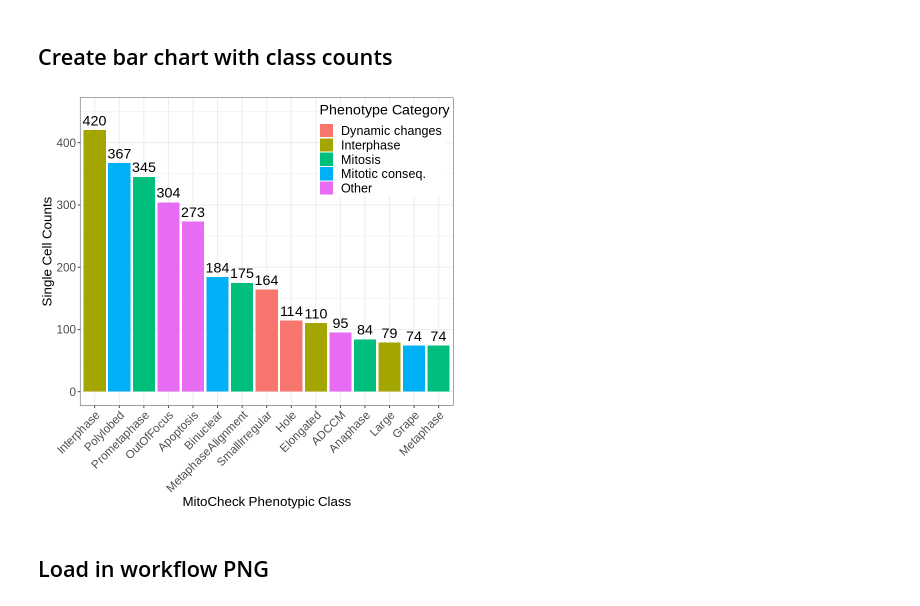
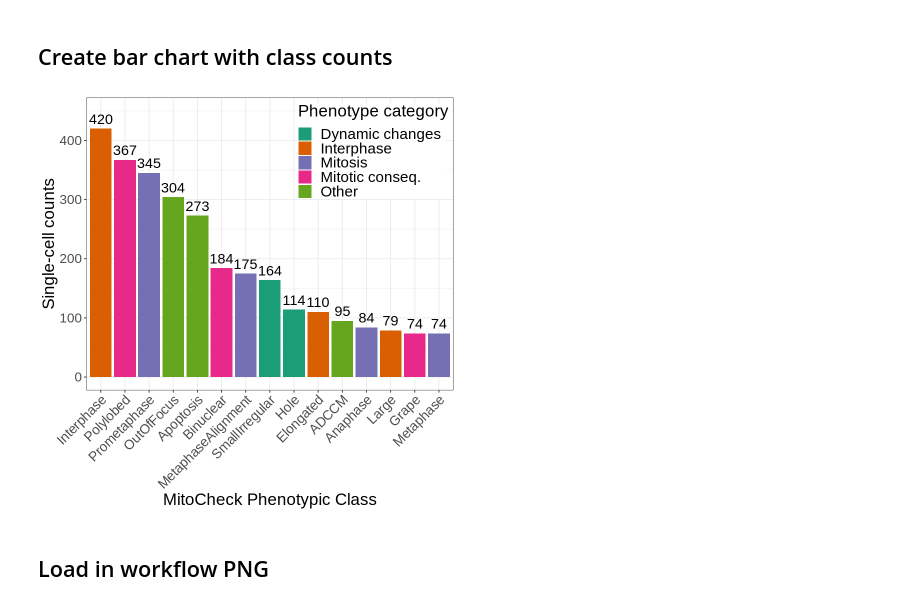
Before and after one commit to WayScience/phenotypic_profiling, a Jupyter notebook: 7.figures/Figure1_Workflow_and_Class_Chart.ipynb, the cells around one changed output. Saved outputs shown, nothing was run; the diff lists cells and outputs as text; code cells hidden in the pictures.

Commit message:
update plot

```diff
--- a/7.figures/Figure1_Workflow_and_Class_Chart.ipynb
+++ b/7.figures/Figure1_Workflow_and_Class_Chart.ipynb
@@ -65,41 +68,43 @@ A data.frame: 6 × 5
 class_count_df$Mitocheck_Phenotypic_Class <- reorder(class_count_df$Mitocheck_Phenotypic_Class, -class_count_df$Single_Cell_Counts)
 
 # Creating the bar chart
 class_counts_plot <-
   ggplot(class_count_df, aes(x = Mitocheck_Phenotypic_Class, y = Single_Cell_Counts, fill = Phenotype_Category)) +
   geom_bar(stat = "identity", position = "dodge") +
 
   # Adding labels and title
-  labs(x = "MitoCheck Phenotypic Class", y = "Single Cell Counts", fill = "Phenotype Category") +
+  labs(x = "MitoCheck Phenotypic Class", y = "Single-cell counts", fill = "Phenotype category") +
 
   theme_bw() +
 
+  scale_fill_brewer(palette = "Dark2") +
+
   theme(
-    axis.text.x = element_text(angle = 45, hjust = 1, size = 14),  # Adjust font size for x-axis labels
-    axis.text.y = element_text(size = 14),  # Adjust font size for y-axis labels
-    axis.title.x = element_text(size = 16),  # Adjust font size for x-axis title
-    axis.title.y = element_text(size = 16),  # Adjust font size for y-axis title
-    legend.title = element_text(size = 17),  # Adjust font size for legend title
-    legend.text = element_text(size = 15),  # Adjust font size for legend text
+    axis.text.x = element_text(angle = 45, hjust = 1, size = 16),  # Adjust font size for x-axis labels
+    axis.text.y = element_text(size = 16),  # Adjust font size for y-axis labels
+    axis.title.x = element_text(size = 20),  # Adjust font size for x-axis title
+    axis.title.y = element_text(size = 20),  # Adjust font size for y-axis title
+    legend.title = element_text(size = 20),  # Adjust font size for legend title
+    legend.text = element_text(size = 18),  # Adjust font size for legend text
     legend.position = c(0.98, 0.98),  # Adjust the position of the legend within the plot
     legend.justification = c("right", "top"),  # Align legend to the right and top
     legend.box.just = "right",  # Justify the legend box to the right
     legend.margin = margin(0, 0, 0, 0)  # Remove extra margin around the legend
   ) +
 
   # Adding annotations above each bar as integers in bold
   geom_text(
     aes(label = ifelse(Single_Cell_Counts != 0, as.character(Single_Cell_Counts), "")),
     position = position_dodge(width = 0.9), vjust = -0.5,
     size = 6  # Adjust font size for the count labels
   ) +
 
   # Set y-axis limit to 450
   ylim(0, 450)
 
 class_counts_plot
 # %% [output]
-[figure, old version]
+[figure, new version]
 # %% [markdown]
 ## Load in workflow PNG
 # %%
```
Also changed, not shown: parts of 4 cells of this notebook, 2 other files.
